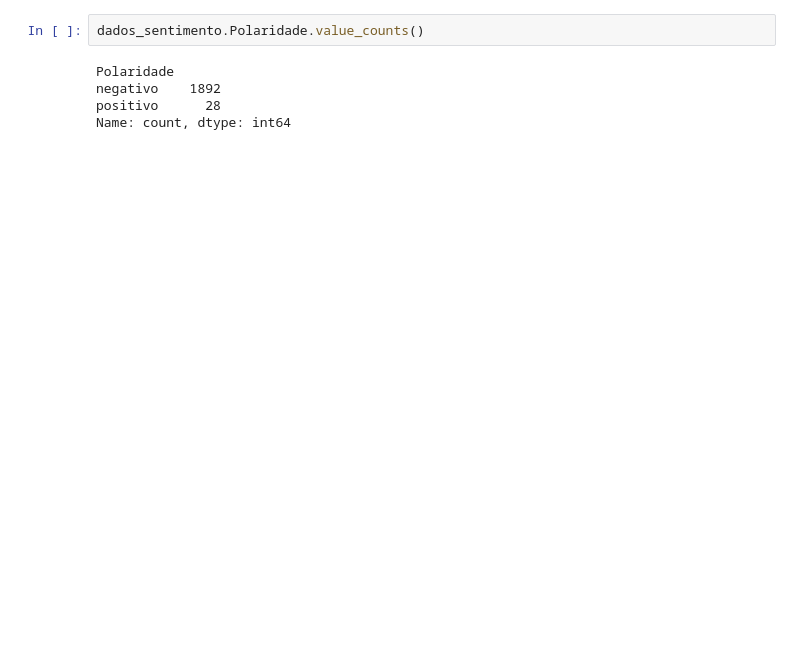
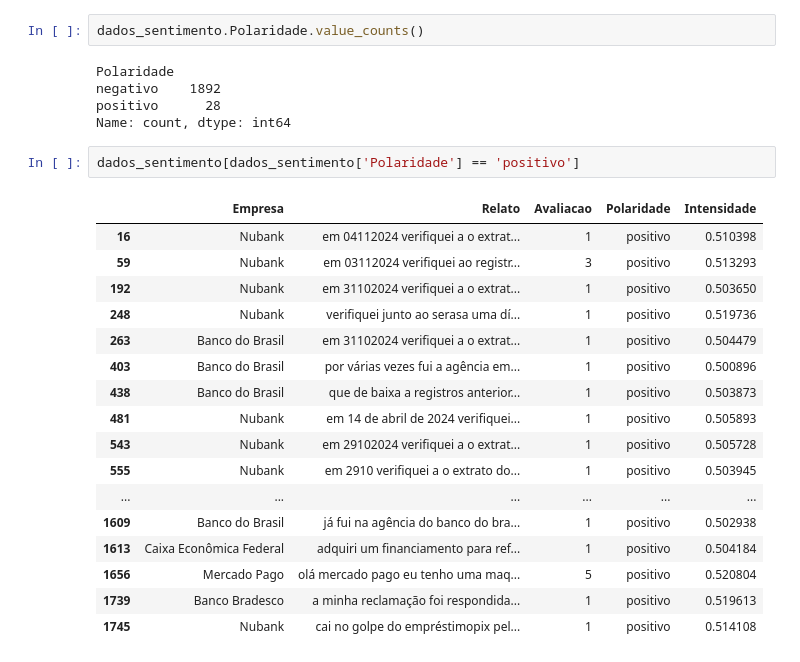
Before and after one commit to alyssonmontovanelli/PLN_Text_Analysis, a Jupyter notebook: PLN/sentiment_analysis.ipynb, the cells around one changed output. Saved outputs shown, nothing was run; the diff lists cells and outputs as text; blank space fills up the shorter version.

```diff
--- a/PLN/sentiment_analysis.ipynb
+++ b/PLN/sentiment_analysis.ipynb
@@ -153,3 +153,23 @@ Polaridade
 negativo    1892
 positivo      28
 Name: count, dtype: int64
+# %%
+dados_sentimento[dados_sentimento['Polaridade'] == 'positivo']
+# %% [output]
+|  | Empresa | Relato | Avaliacao | Polaridade | Intensidade |
+| 16 | Nubank | em 04112024 verifiquei a o extrat... | 1 | positivo | 0.510398 |
+| 59 | Nubank | em 03112024 verifiquei ao registr... | 3 | positivo | 0.513293 |
+| 192 | Nubank | em 31102024 verifiquei a o extrat... | 1 | positivo | 0.503650 |
+| 248 | Nubank | verifiquei junto ao serasa uma dí... | 1 | positivo | 0.519736 |
+| 263 | Banco do Brasil | em 31102024 verifiquei a o extrat... | 1 | positivo | 0.504479 |
+| 403 | Banco do Brasil | por várias vezes fui a agência em... | 1 | positivo | 0.500896 |
+| 438 | Banco do Brasil | que de baixa a registros anterior... | 1 | positivo | 0.503873 |
+| 481 | Nubank | em 14 de abril de 2024 verifiquei... | 1 | positivo | 0.505893 |
+| 543 | Nubank | em 29102024 verifiquei a o extrat... | 1 | positivo | 0.505728 |
+| 555 | Nubank | em 2910 verifiquei a o extrato do... | 1 | positivo | 0.503945 |
+| ... | ... | ... | ... | ... | ... |
+| 1609 | Banco do Brasil | já fui na agência do banco do bra... | 1 | positivo | 0.502938 |
+| 1613 | Caixa Econômica Federal | adquiri um financiamento para ref... | 1 | positivo | 0.504184 |
+| 1656 | Mercado Pago | olá mercado pago eu tenho uma maq... | 5 | positivo | 0.520804 |
+| 1739 | Banco Bradesco | a minha reclamação foi respondida... | 1 | positivo | 0.519613 |
+| 1745 | Nubank | cai no golpe do empréstimopix pel... | 1 | positivo | 0.514108 |
```
